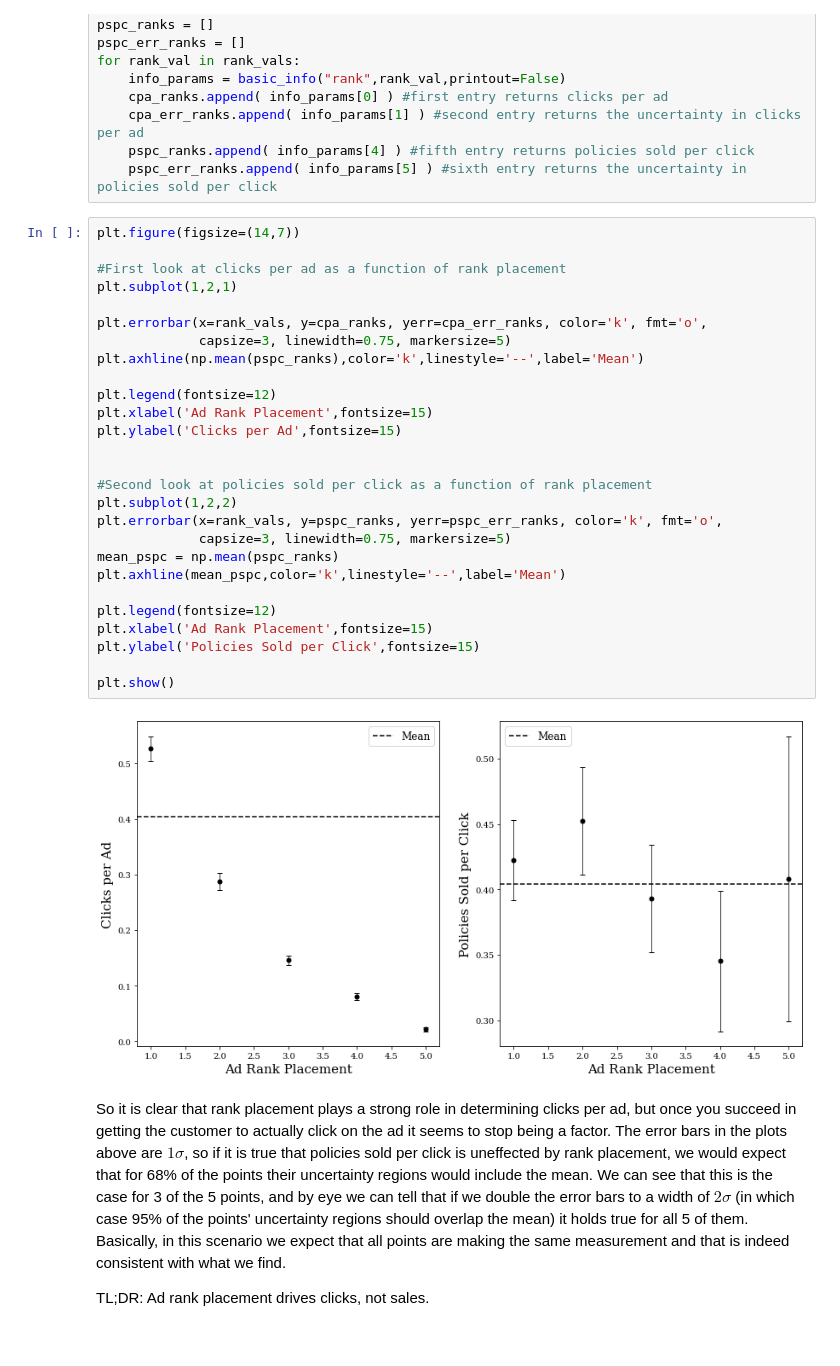
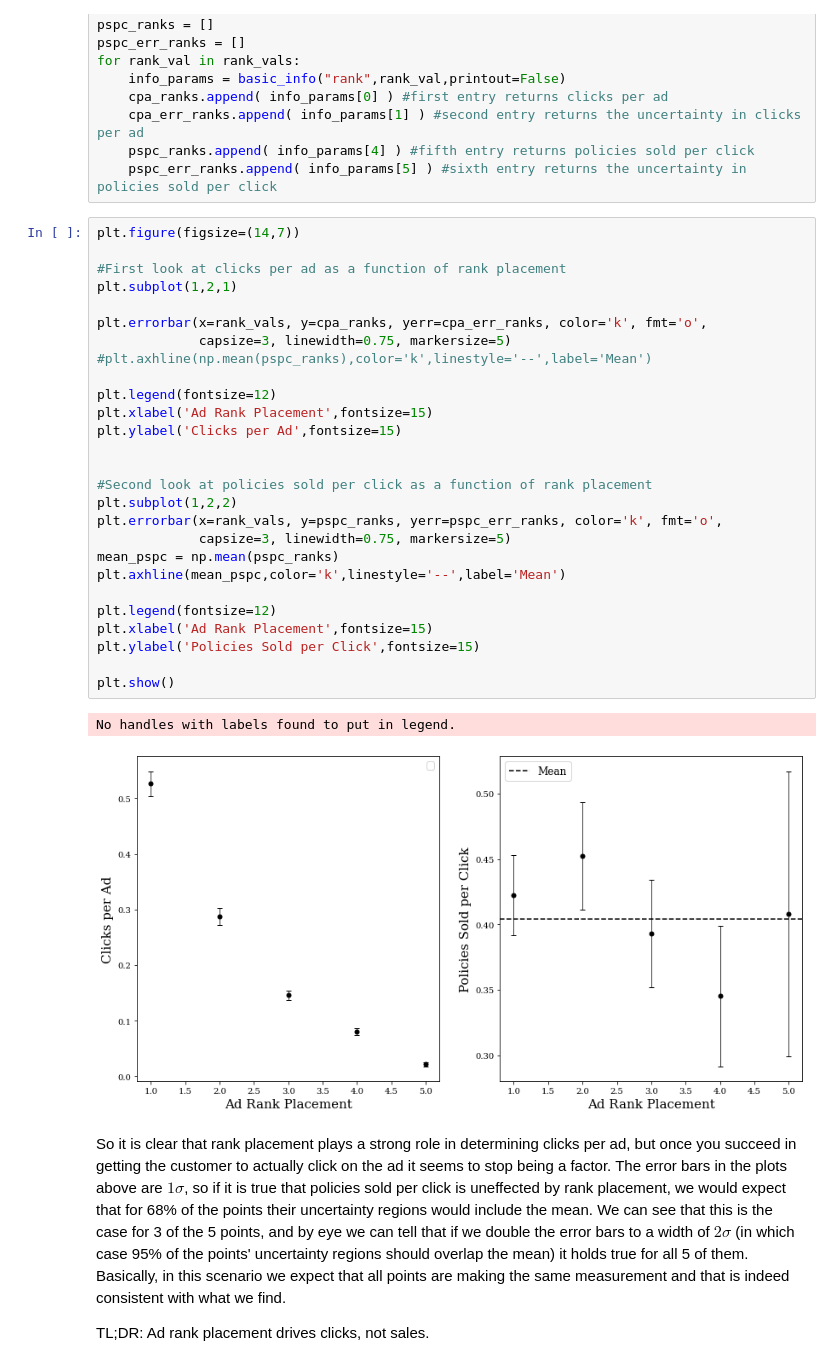
Before and after one commit to rdp135/Root_Insurance, a Jupyter notebook: PatsScratchWork.ipynb, the cells around one changed output. Saved outputs shown, nothing was run; the diff lists cells and outputs as text.

```diff
--- a/PatsScratchWork.ipynb
+++ b/PatsScratchWork.ipynb
@@ -162,32 +162,33 @@ for rank_val in rank_vals:
 # %%
 plt.figure(figsize=(14,7))
 
 #First look at clicks per ad as a function of rank placement
 plt.subplot(1,2,1)
 
 plt.errorbar(x=rank_vals, y=cpa_ranks, yerr=cpa_err_ranks, color='k', fmt='o',
              capsize=3, linewidth=0.75, markersize=5)
-plt.axhline(np.mean(pspc_ranks),color='k',linestyle='--',label='Mean')
+#plt.axhline(np.mean(pspc_ranks),color='k',linestyle='--',label='Mean')
 
 plt.legend(fontsize=12)
 plt.xlabel('Ad Rank Placement',fontsize=15)
 plt.ylabel('Clicks per Ad',fontsize=15)
 
 
 #Second look at policies sold per click as a function of rank placement
 plt.subplot(1,2,2)
 plt.errorbar(x=rank_vals, y=pspc_ranks, yerr=pspc_err_ranks, color='k', fmt='o',
              capsize=3, linewidth=0.75, markersize=5)
 mean_pspc = np.mean(pspc_ranks)
 plt.axhline(mean_pspc,color='k',linestyle='--',label='Mean')
 
 plt.legend(fontsize=12)
 plt.xlabel('Ad Rank Placement',fontsize=15)
 plt.ylabel('Policies Sold per Click',fontsize=15)
 
 plt.show()
 # %% [output]
+No handles with labels found to put in legend.
-[figure, old version]
+[figure, new version]
 # %% [markdown]
 So it is clear that rank placement plays a strong role in determining clicks per ad, but once you succeed in getting the customer to actually click on the ad it seems to stop being a factor. The error bars in the plots above are $1\sigma$, so if it is true that policies sold per click is uneffected by rank placement, we would expect that for 68\% of the points their uncertainty regions would include the mean. We can see that this is the case for 3 of the 5 points, and by eye we can tell that if we double the error bars to a width of $2\sigma$ (in which case 95\% of the points' uncertainty regions should overlap the mean) it holds true for all 5 of them. Basically, in this scenario we expect that all points are making the same measurement and that is indeed consistent with what we find.
 
```
Also changed, not shown: parts of 9 cells of this notebook.
